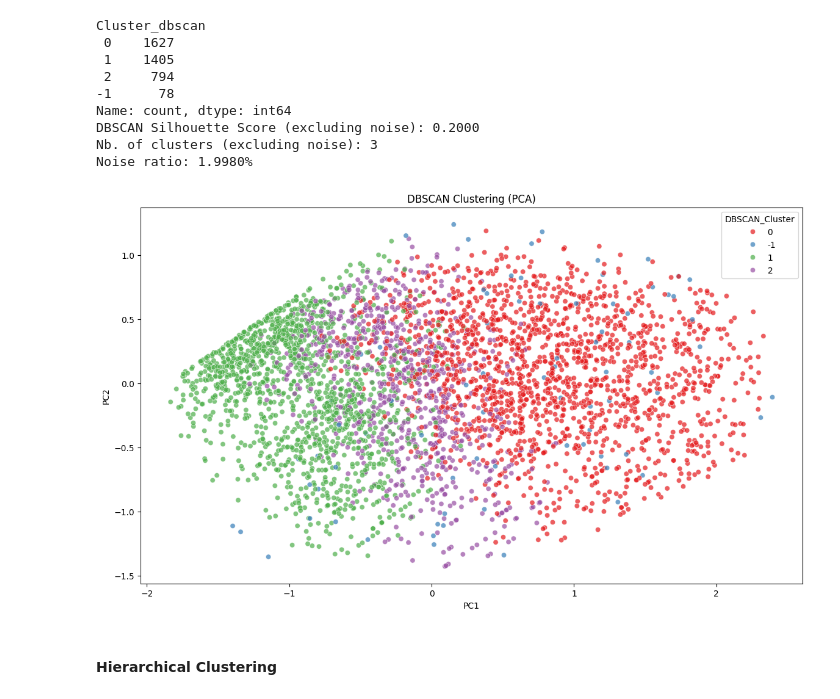
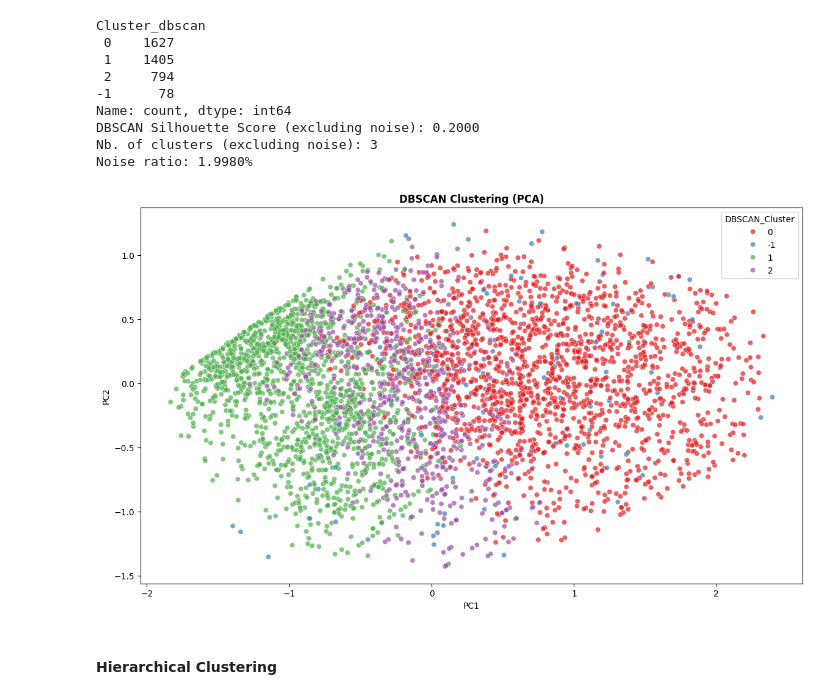
Before and after one commit to gorkemyencak/online-retail-clustering, a Jupyter notebook: main.ipynb, the cells around one changed output. Cells and saved outputs as stored; diff of their text form; code cells hidden in the pictures.

```diff
--- a/main.ipynb
+++ b/main.ipynb
@@ -769,21 +769,21 @@ Noise ratio: 1.9980%
 # %%
 # PCA visualization - DBSCAN
 rfm_pca_df['DBSCAN_Cluster'] = labels_dbscan.astype('str')
 
 plt.figure(figsize = (14,8))
 sns.scatterplot(
     data = rfm_pca_df,
     x = 'PC1',
     y = 'PC2',
     hue = 'DBSCAN_Cluster',
     palette = 'Set1',
     alpha = 0.7
 )
 
-plt.title("DBSCAN Clustering (PCA)")
+plt.title("DBSCAN Clustering (PCA)", fontweight = 'bold')
 plt.show()
 # %% [output]
-[figure, old version]
+[figure, new version]
 # %% [markdown]
 #### Hierarchical Clustering
 # %%
```
Also changed, not shown: parts of 8 cells of this notebook.
